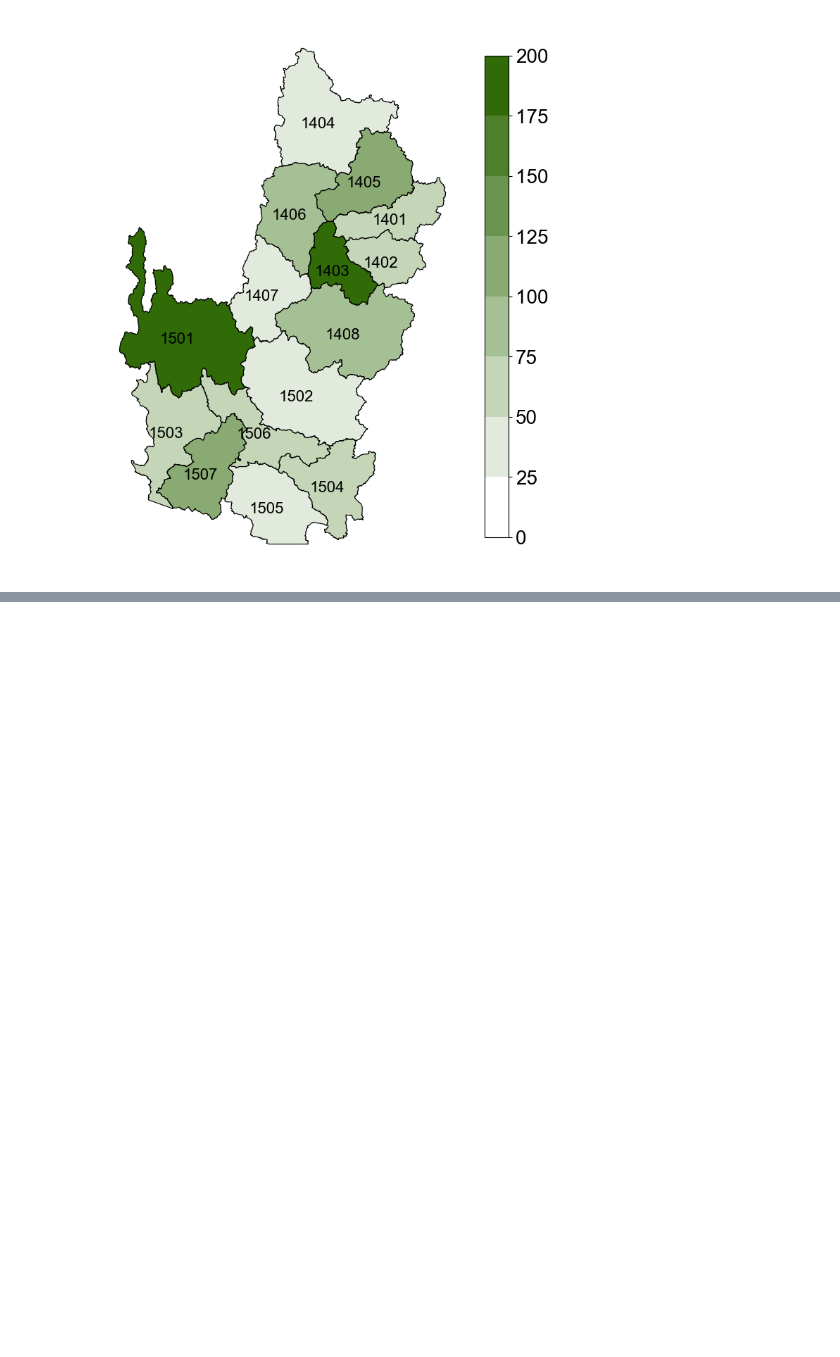
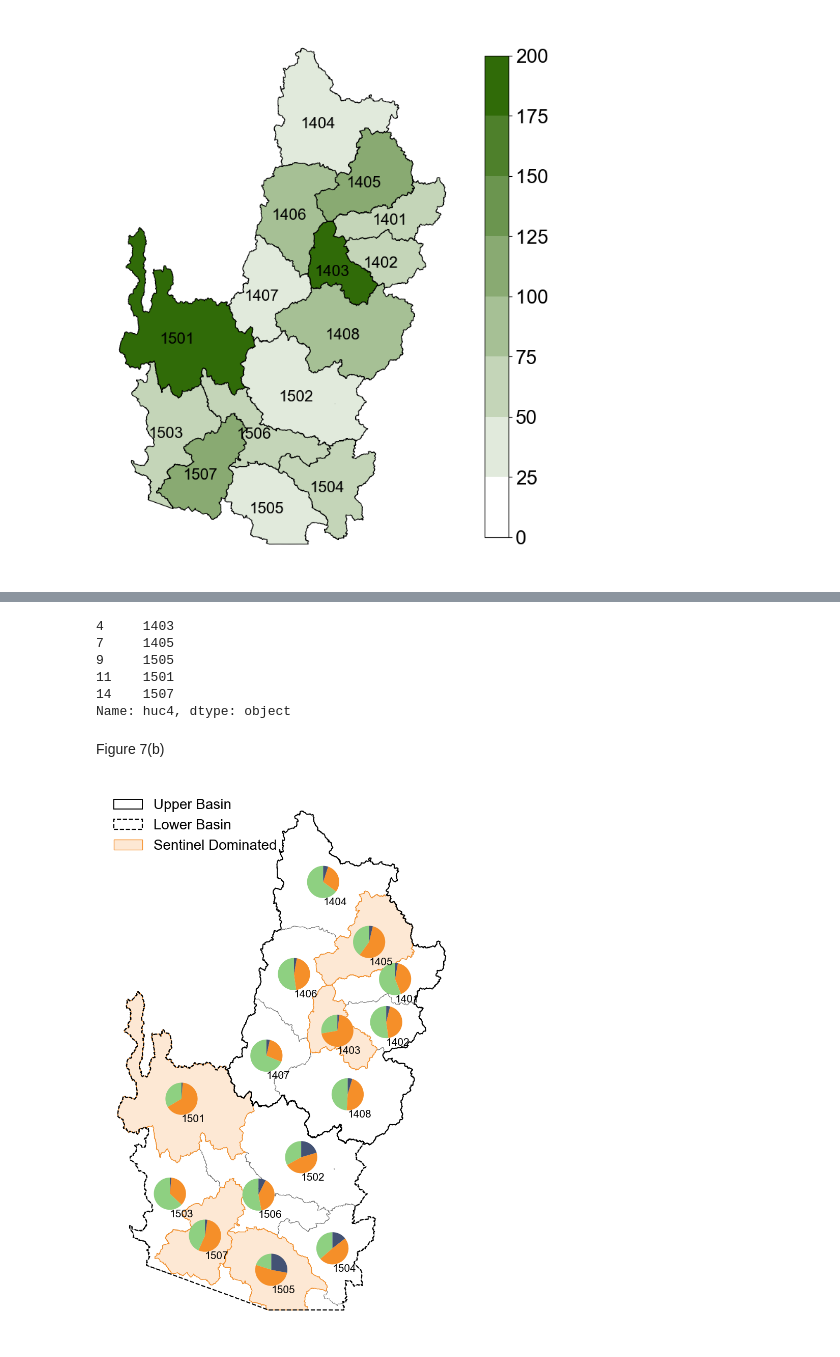
Before and after one commit to ppuentex/detection_comparison-CRB, a Jupyter notebook: results/generate_figures.ipynb, the cells around one changed output, grey strips where cells are left out. Drawn from its saved outputs; the diff is of its cells as text; code cells hidden in the pictures; blank space fills up the shorter version.

```diff
--- a/results/generate_figures.ipynb
+++ b/results/generate_figures.ipynb
@@ -176,0 +261,76 @@ plt.show()
+# %%
+def draw_pie(ax, sizes, x, y, color_spec):
+    # Function to draw pie charts
+    startangle = 90
+    for size, color in zip(sizes, color_spec):
+        angle = size * 360
+        wedge = Wedge((x, y), 55000, startangle, startangle + angle, facecolor=color)
+        wedge.set_zorder(7)
+        ax.add_patch(wedge)
+        startangle += angle
+# %%
+#list of highlighted hucs
+highlight_hucs = huc4_count_sub[
+    (huc4_count_sub['sentinel_only_area'] > huc4_count_sub['both_inundated_area']) &
+    ((huc4_count_sub['sentinel_only_area']/(huc4_count_sub['total_area'])) > 0.5)
+]
+
+highlight_hucs['huc4']
+# %% [output]
+4     1403
+7     1405
+9     1505
+11    1501
+14    1507
+Name: huc4, dtype: object
+# %% [markdown]
+Figure 7(b)
+# %%
+plt.rcParams.update({'font.size': 20})
+fig, ax = plt.subplots(figsize=(10, 14))
+
+huc4_count_sub.plot(ax = ax, linewidth = 0.6, edgecolor = '0.4', zorder = 4, color='white')
+ax.axis('off')
+
+highlight_hucs.plot(ax=ax, facecolor='#fde8d4', edgecolor='#F58F29', zorder=6)
+
+upper_hucs.plot(ax=ax, edgecolor='black', zorder = 6, facecolor='none', linewidth= 1.4)
+lower_hucs.plot(ax=ax, edgecolor='black', zorder = 6, facecolor='none', linewidth= 1.6, linestyle='--')
+
+#Label HUCs and add pie charts
+for idx, row in huc4_count_sub.iterrows():
+    sizes = [row['both_inundated_area'], row['sentinel_only_area'], row['landsat_only_area']]
+    sizes = sizes / np.sum(sizes)  # Normalize to sum to
+    centroid_x = row.geometry.centroid.x
+    centroid_y = row.geometry.centroid.y
+
+    huc_label = int(row['huc4'])
+
+    offset_x, offset_y = (0.0, -1.7)
+
+    # Apply offsets to position the pie chart
+    chart_x = centroid_x
+    chart_y = centroid_y
+
+    draw_pie(ax, sizes, chart_x, chart_y, color)
+
+
+for idx, row in huc4_count_sub.iterrows():
+    ax.text(row.geometry.centroid.x - 1e2, row.geometry.centroid.y - 8e4,
+               row["huc4"], fontsize=15, color='black', zorder = 7)
+
+# Patch for shaded HUCs
+highlight_patch = mpatches.Patch(facecolor='#fde8d4', edgecolor='#F58F29', label='Sentinel Dominated')
+upper_patch = mpatches.Patch(facecolor='none', edgecolor='black', linewidth= 1.4, label='Upper Basin')
+lower_patch = mpatches.Patch(facecolor='none', edgecolor='black', linestyle='--', linewidth= 1.6, label='Lower Basin')
+
+# Combine all into one legend
+legend_handles = [upper_patch, lower_patch, highlight_patch]
+
+# Add legend to plot
+ax.legend(handles=legend_handles, loc='upper left', frameon=False, fontsize=20)
+
+plt.savefig('../results/figures/fig7b_pixel_overlap_map.jpg', bbox_inches ='tight', dpi = 600)
+plt.show()
+# %% [output]
+[figure, added]
```
Also changed, not shown: parts of 14 cells of this notebook, 4 other files.
